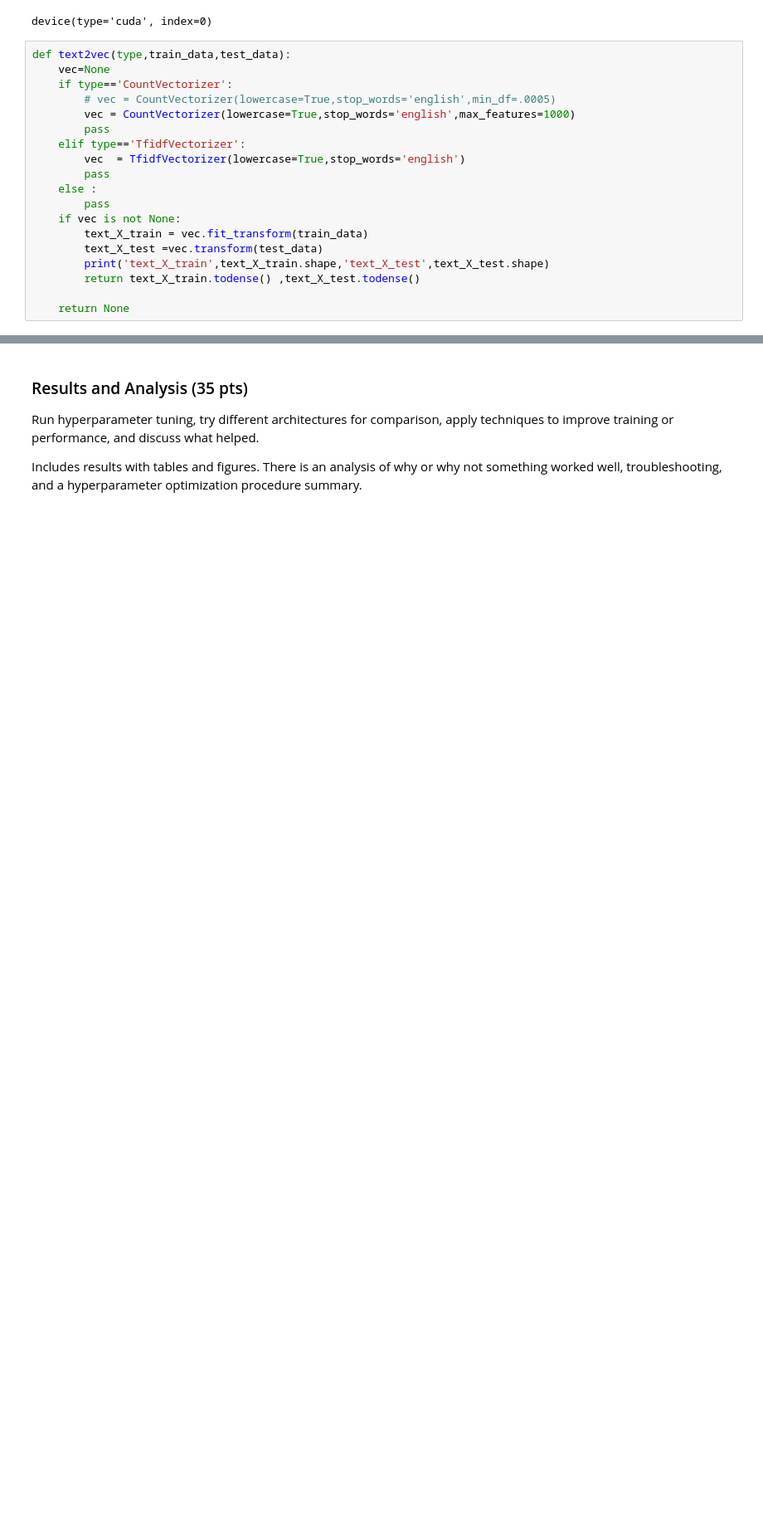
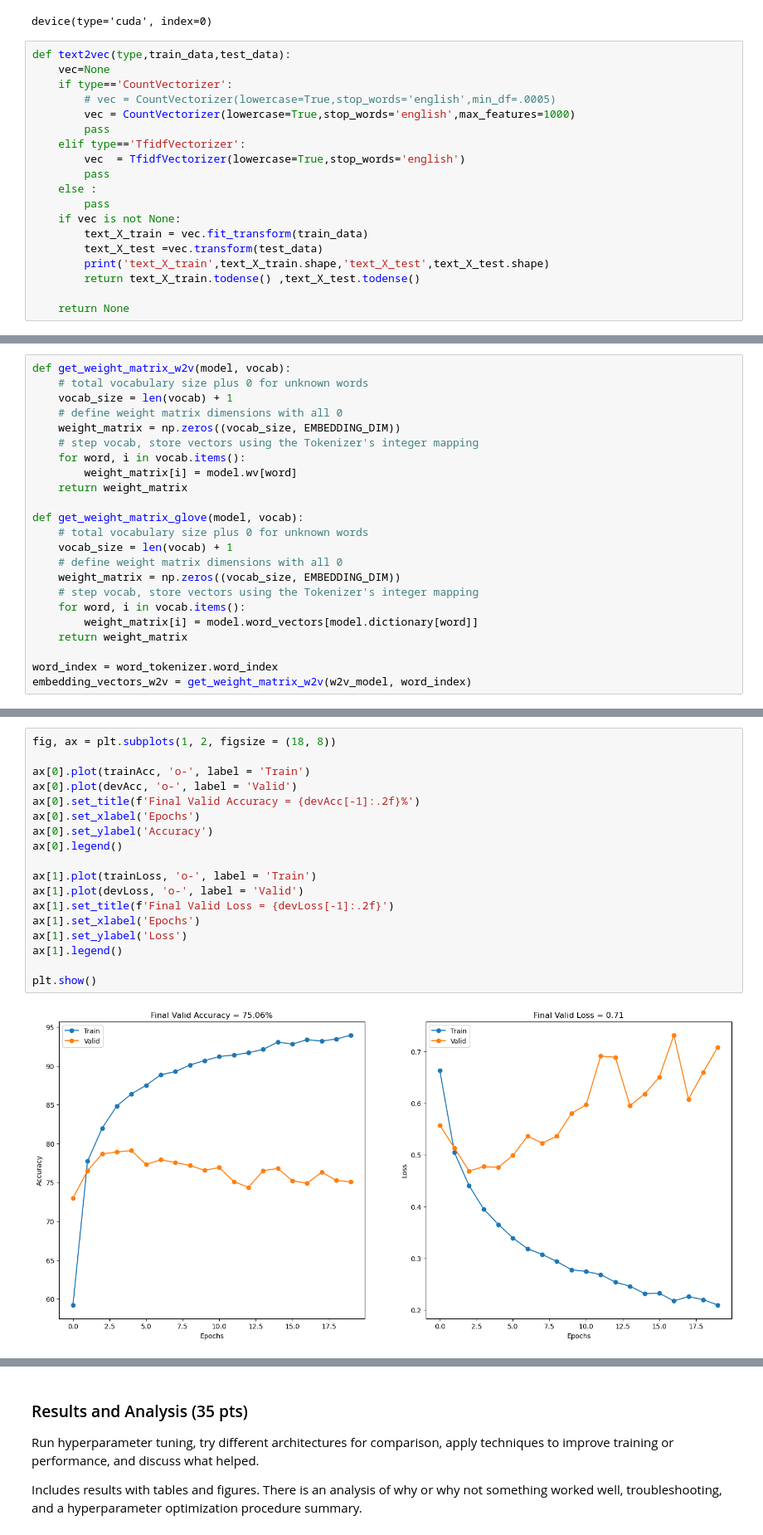
Before and after one commit to zpeople/NLP-Disaster-Tweets, a Jupyter notebook: NLP.ipynb, the cells around one changed output, grey strips where cells are left out. Shown at 83% size. Cells and saved outputs as stored; diff of their text form; blank space fills up the shorter version.

```diff
--- a/NLP.ipynb
+++ b/NLP.ipynb
@@ -869,0 +1048,23 @@ plt.show()
+# %%
+def get_weight_matrix_w2v(model, vocab):
+    # total vocabulary size plus 0 for unknown words
+    vocab_size = len(vocab) + 1
+    # define weight matrix dimensions with all 0
+    weight_matrix = np.zeros((vocab_size, EMBEDDING_DIM))
+    # step vocab, store vectors using the Tokenizer's integer mapping
+    for word, i in vocab.items():
+        weight_matrix[i] = model.wv[word]
+    return weight_matrix
+
+def get_weight_matrix_glove(model, vocab):
+    # total vocabulary size plus 0 for unknown words
+    vocab_size = len(vocab) + 1
+    # define weight matrix dimensions with all 0
+    weight_matrix = np.zeros((vocab_size, EMBEDDING_DIM))
+    # step vocab, store vectors using the Tokenizer's integer mapping
+    for word, i in vocab.items():
+        weight_matrix[i] = model.word_vectors[model.dictionary[word]]
+    return weight_matrix
+
+word_index = word_tokenizer.word_index
+embedding_vectors_w2v = get_weight_matrix_w2v(w2v_model, word_index)
@@ -869,0 +1185,20 @@ plt.show()
+# %%
+fig, ax = plt.subplots(1, 2, figsize = (18, 8))
+
+ax[0].plot(trainAcc, 'o-', label = 'Train')
+ax[0].plot(devAcc, 'o-', label = 'Valid')
+ax[0].set_title(f'Final Valid Accuracy = {devAcc[-1]:.2f}%')
+ax[0].set_xlabel('Epochs')
+ax[0].set_ylabel('Accuracy')
+ax[0].legend()
+
+ax[1].plot(trainLoss, 'o-', label = 'Train')
+ax[1].plot(devLoss, 'o-', label = 'Valid')
+ax[1].set_title(f'Final Valid Loss = {devLoss[-1]:.2f}')
+ax[1].set_xlabel('Epochs')
+ax[1].set_ylabel('Loss')
+ax[1].legend()
+
+plt.show()
+# %% [output]
+[figure, added]
```
Also changed, not shown: parts of 72 cells of this notebook, 3 other files.
